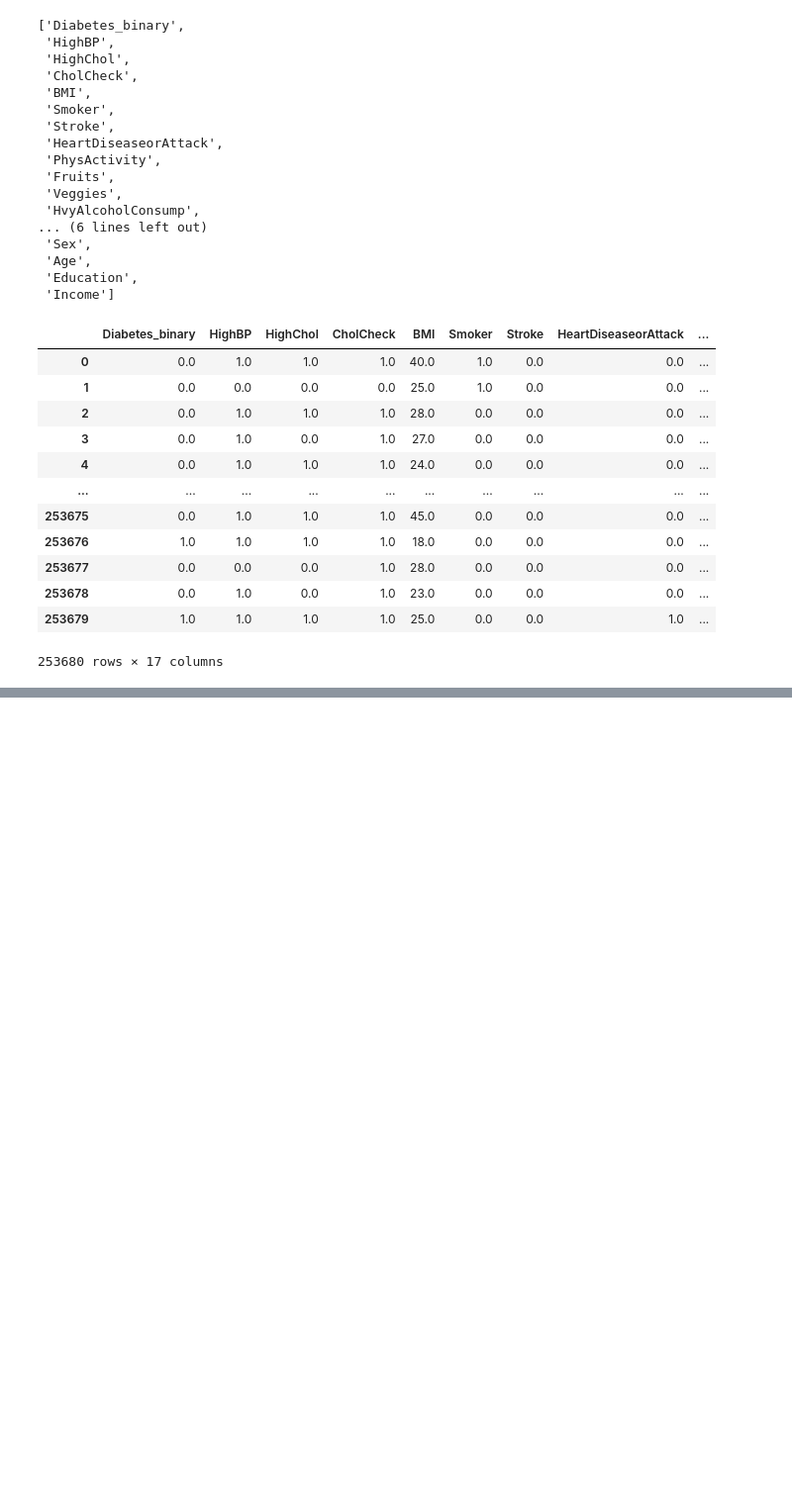
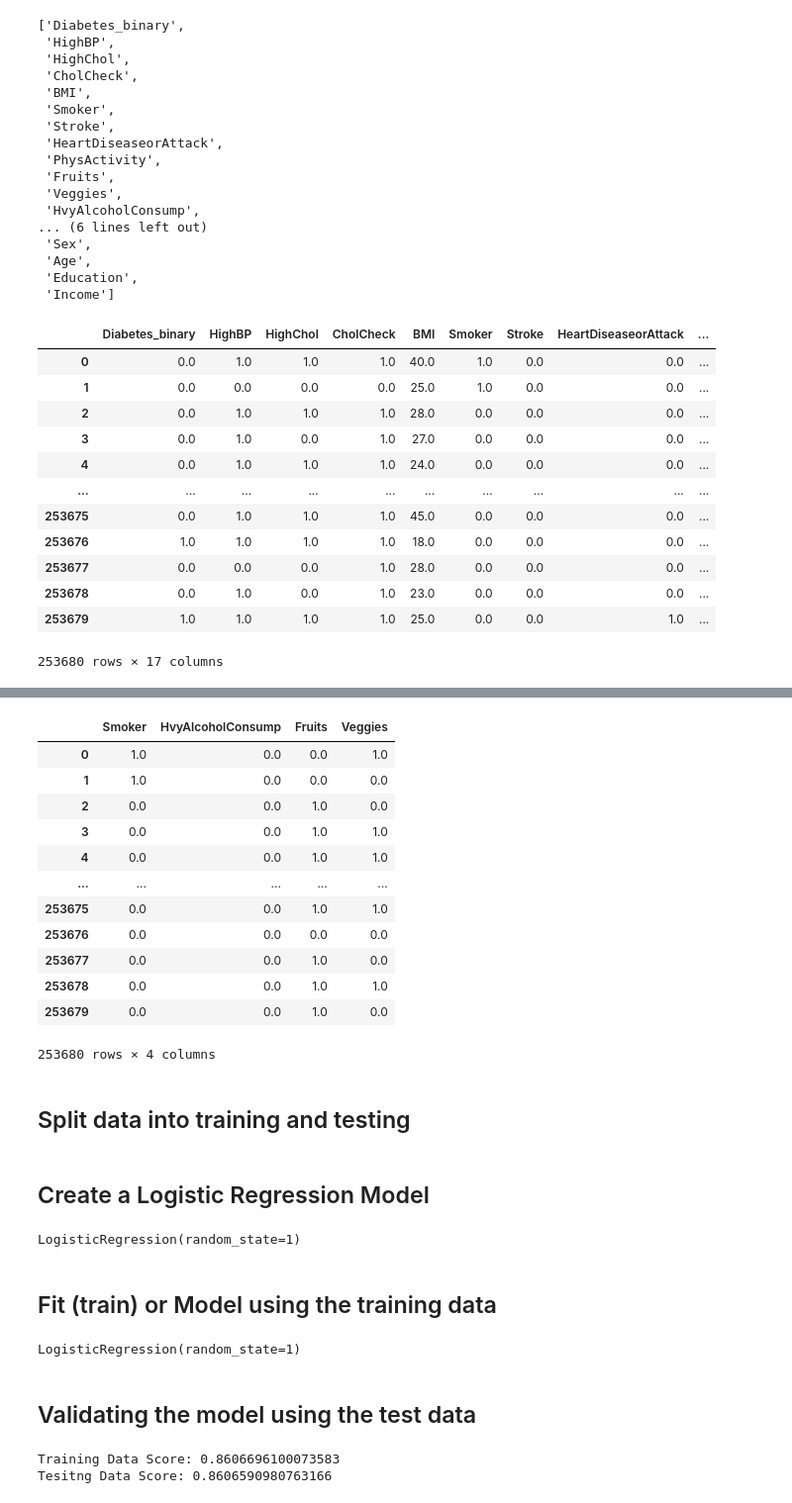
Before and after one commit to rdjames1996/project-4-health-analysis, a Jupyter notebook: Ana/binary_health_indicator.ipynb, the cells around one changed output, grey strips where cells are left out. Shown: that part at 99% size. Drawn from its saved outputs; the diff is of its cells as text; code cells hidden in the pictures; blank space fills up the shorter version.

```diff
--- a/Ana/binary_health_indicator.ipynb
+++ b/Ana/binary_health_indicator.ipynb
@@ -81,0 +121,22 @@ diabetes_df_drop
+# %%
+# Split data into target variable and features
+X = consumption_df.drop(columns=['Diabetes_Status'], axis=1)
+y = consumption_df['Diabetes_Status']
+# %%
+X
+# %% [output]
+|  | Smoker | HvyAlcoholConsump | Fruits | Veggies |
+| 0 | 1.0 | 0.0 | 0.0 | 1.0 |
+| 1 | 1.0 | 0.0 | 0.0 | 0.0 |
+| 2 | 0.0 | 0.0 | 1.0 | 0.0 |
+| 3 | 0.0 | 0.0 | 1.0 | 1.0 |
+| 4 | 0.0 | 0.0 | 1.0 | 1.0 |
+| ... | ... | ... | ... | ... |
+| 253675 | 0.0 | 0.0 | 1.0 | 1.0 |
+| 253676 | 0.0 | 0.0 | 0.0 | 0.0 |
+| 253677 | 0.0 | 0.0 | 1.0 | 0.0 |
+| 253678 | 0.0 | 0.0 | 1.0 | 1.0 |
+| 253679 | 0.0 | 0.0 | 1.0 | 0.0 |
+253680 rows × 4 columns
+# %% [markdown]
+## Split data into training and testing
@@ -81,0 +150,24 @@ diabetes_df_drop
+# %% [markdown]
+## Create a Logistic Regression Model
+# %%
+from sklearn.linear_model import LogisticRegression
+classifier = LogisticRegression(solver='lbfgs', random_state=1)
+classifier
+# %% [output]
+LogisticRegression(random_state=1)
+# %% [markdown]
+## Fit (train) or Model using the training data
+# %%
+# Train the data
+classifier.fit(X_train, y_train)
+# %% [output]
+LogisticRegression(random_state=1)
+# %% [markdown]
+## Validating the model using the test data
+# %%
+# Score the data
+print(f"Training Data Score: {classifier.score(X_train, y_train)}")
+print(f"Tesitng Data Score: {classifier.score(X_test, y_test)}")
+# %% [output]
+Training Data Score: 0.8606696100073583
+Tesitng Data Score: 0.8606590980763166
```
Also changed, not shown: parts of 17 cells of this notebook, 1 other file.
